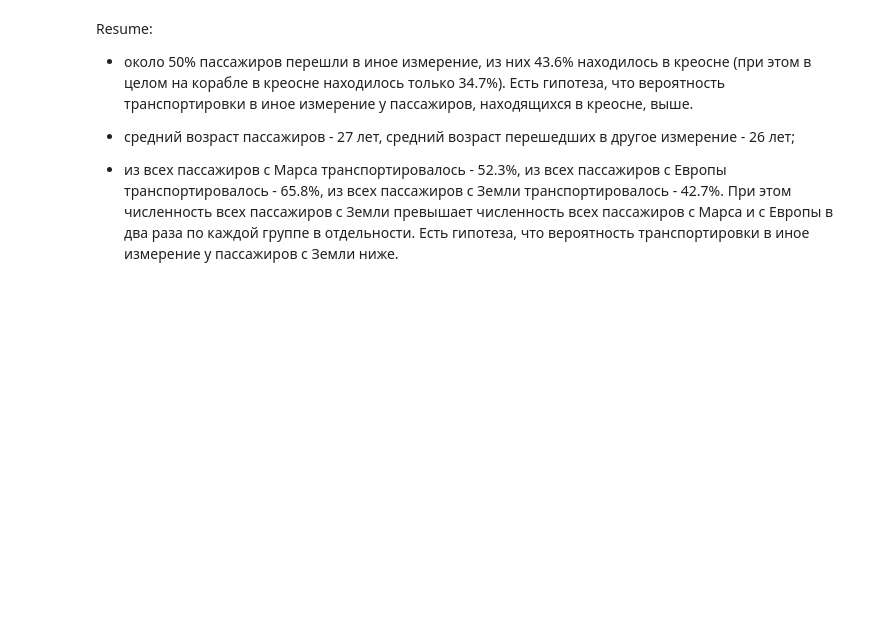
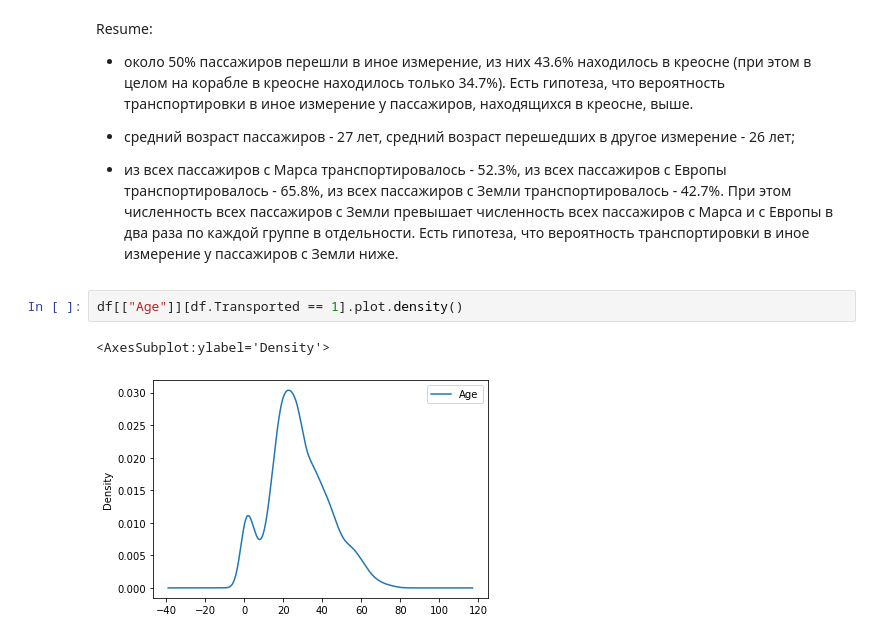
Before and after one commit to MrrYar/TMS_test, a Jupyter notebook: HomeWork_4.ipynb, the cells around one changed output. Drawn from its saved outputs; the diff is of its cells as text; blank space fills up the shorter version.

```diff
--- a/HomeWork_4.ipynb
+++ b/HomeWork_4.ipynb
@@ -317,3 +338,8 @@ Resume:
 - средний возраст пассажиров - 27 лет, средний возраст перешедших в другое измерение - 26 лет;
 
 - из всех пассажиров с Марса транспортировалось - 52.3%, из всех пассажиров с Европы транспортировалось - 65.8%, из всех пассажиров с Земли транспортировалось - 42.7%. При этом численность всех пассажиров с Земли превышает численность всех пассажиров с Марса и с Европы в два раза по каждой группе в отдельности. Есть гипотеза, что вероятность транспортировки в иное измерение у пассажиров с Земли ниже.
+# %%
+df[["Age"]][df.Transported == 1].plot.density()
+# %% [output]
+<AxesSubplot:ylabel='Density'>
+[figure, added]
```
Also changed, not shown: parts of 31 cells of this notebook.
